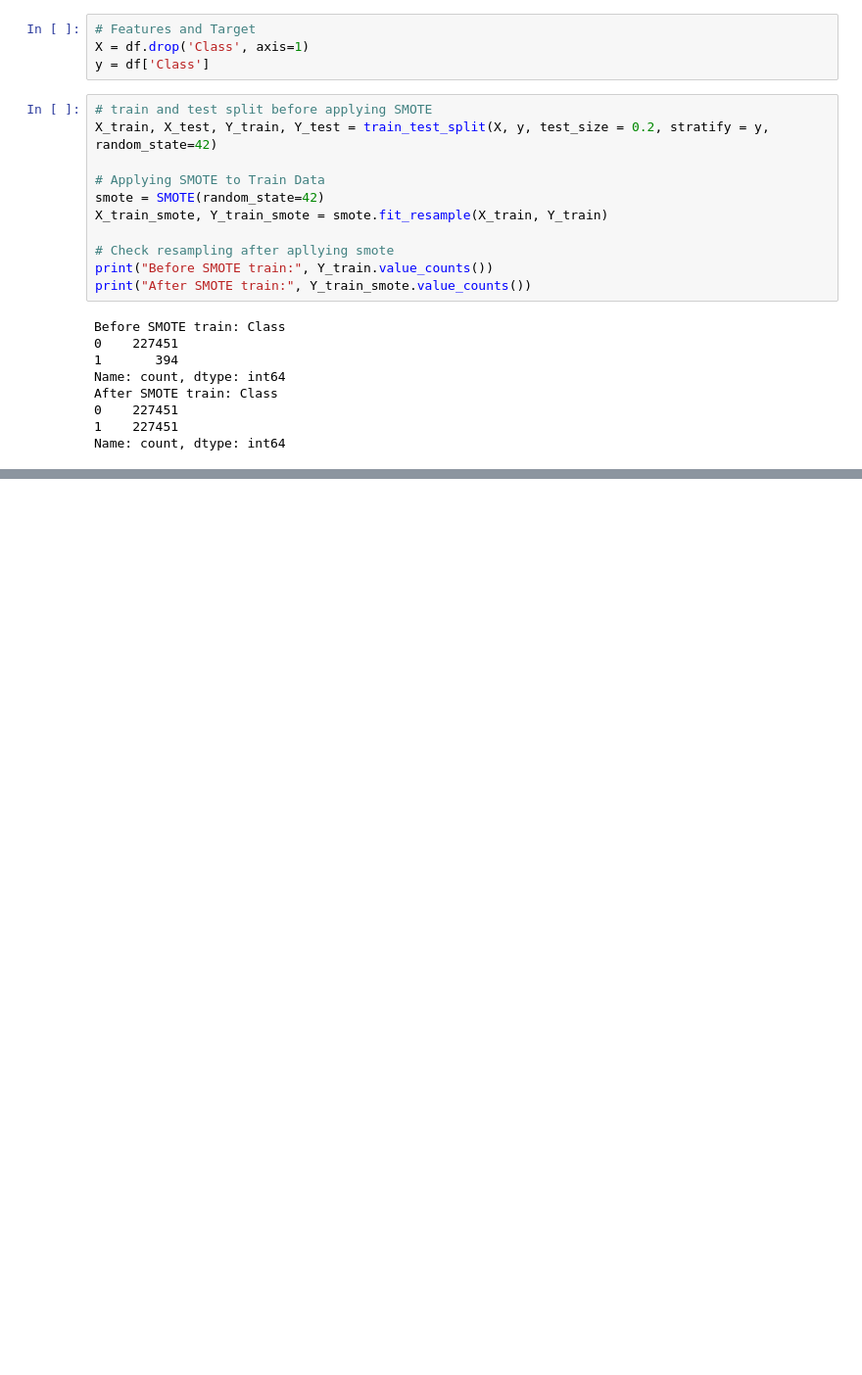
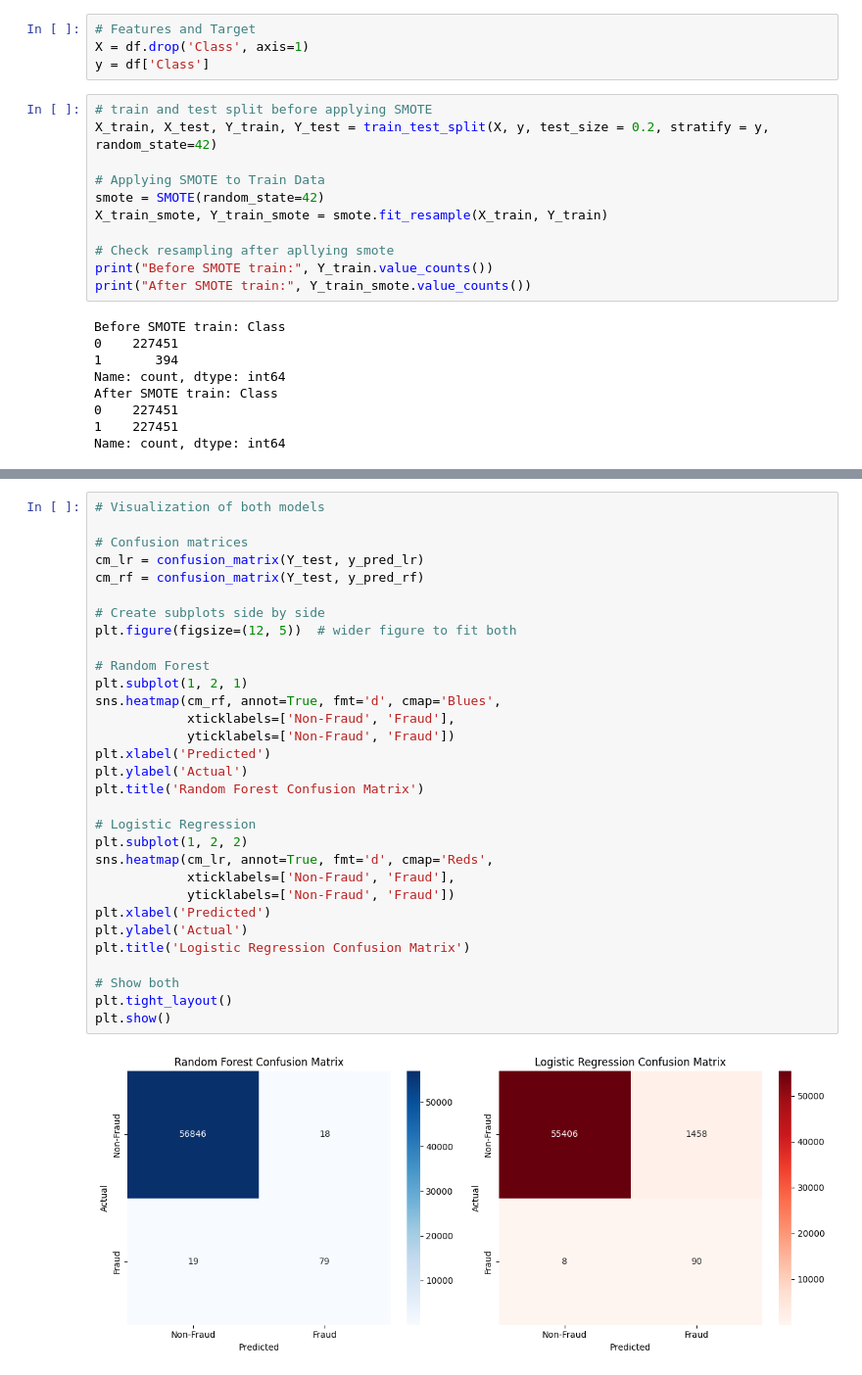
Before and after one commit to Sweekar-Bajimaya/Card-Fraud-Detection, a Jupyter notebook: Credit_Card_Fraud_Detection.ipynb, the cells around one changed output, grey strips where cells are left out. Shown: that part at 98% size. Drawn from its saved outputs; the diff is of its cells as text; blank space fills up the shorter version.

```diff
--- a/Credit_Card_Fraud_Detection.ipynb
+++ b/Credit_Card_Fraud_Detection.ipynb
@@ -154,0 +251,33 @@ Name: count, dtype: int64
+# %%
+# Visualization of both models
+
+# Confusion matrices
+cm_lr = confusion_matrix(Y_test, y_pred_lr)
+cm_rf = confusion_matrix(Y_test, y_pred_rf)
+
+# Create subplots side by side
+plt.figure(figsize=(12, 5))  # wider figure to fit both
+
+# Random Forest
+plt.subplot(1, 2, 1)
+sns.heatmap(cm_rf, annot=True, fmt='d', cmap='Blues',
+            xticklabels=['Non-Fraud', 'Fraud'],
+            yticklabels=['Non-Fraud', 'Fraud'])
+plt.xlabel('Predicted')
+plt.ylabel('Actual')
+plt.title('Random Forest Confusion Matrix')
+
+# Logistic Regression
+plt.subplot(1, 2, 2)
+sns.heatmap(cm_lr, annot=True, fmt='d', cmap='Reds',
+            xticklabels=['Non-Fraud', 'Fraud'],
+            yticklabels=['Non-Fraud', 'Fraud'])
+plt.xlabel('Predicted')
+plt.ylabel('Actual')
+plt.title('Logistic Regression Confusion Matrix')
+
+# Show both
+plt.tight_layout()
+plt.show()
+# %% [output]
+[figure, added]
```
Also changed, not shown: parts of 7 cells of this notebook.
